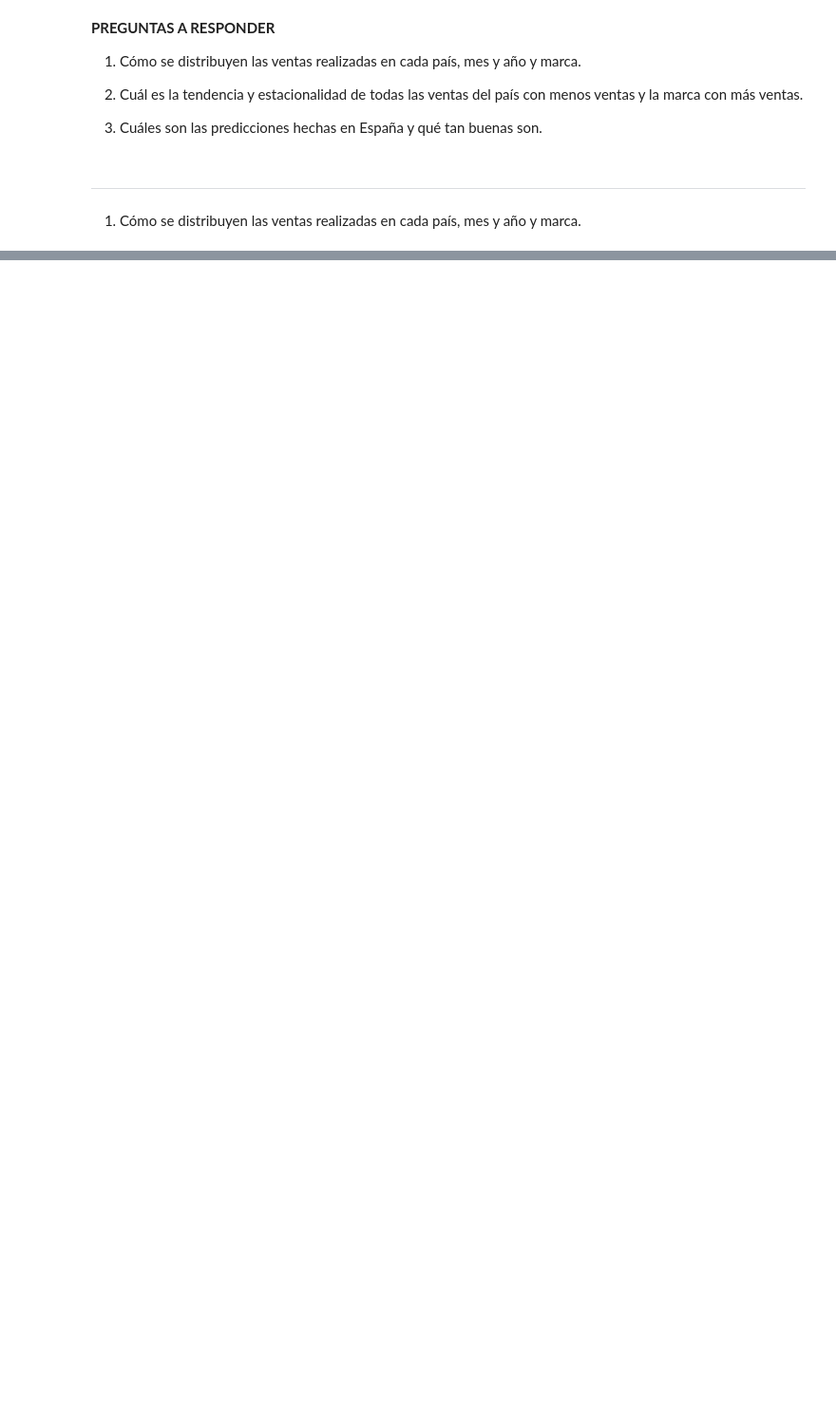
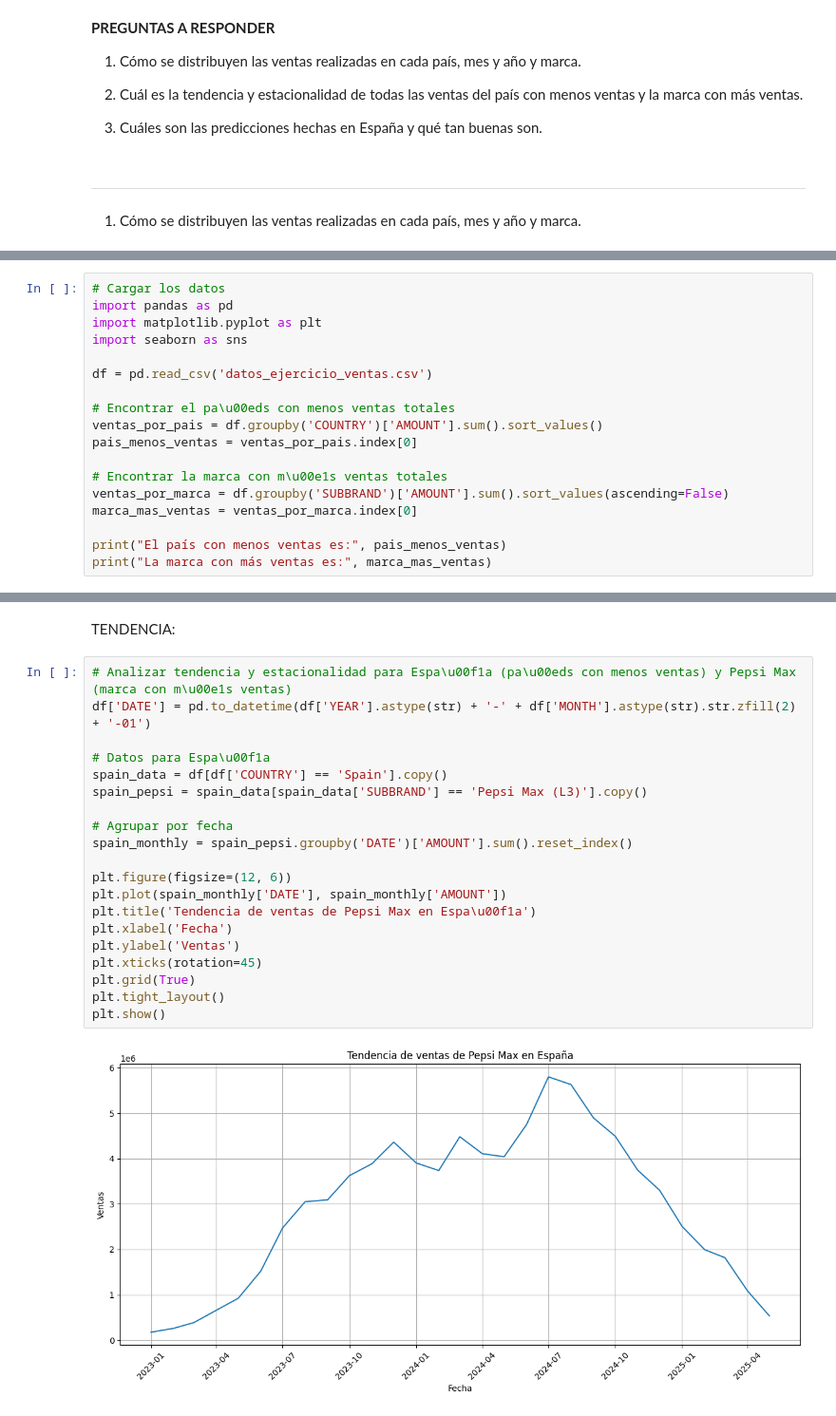
Before and after one commit to luciadeangulo/UFV-Visualizacion, a Jupyter notebook: ejercicios_clase/clase2.ipynb, the cells around one changed output, grey strips where cells are left out. Shown at 95% size. Saved outputs shown, nothing was run; the diff lists cells and outputs as text; blank space fills up the shorter version.

```diff
--- a/ejercicios_clase/clase2.ipynb
+++ b/ejercicios_clase/clase2.ipynb
@@ -181,0 +341,18 @@ fig.show
+# %%
+# Cargar los datos
+import pandas as pd
+import matplotlib.pyplot as plt
+import seaborn as sns
+
+df = pd.read_csv('datos_ejercicio_ventas.csv')
+
+# Encontrar el pa\u00eds con menos ventas totales
+ventas_por_pais = df.groupby('COUNTRY')['AMOUNT'].sum().sort_values()
+pais_menos_ventas = ventas_por_pais.index[0]
+
+# Encontrar la marca con m\u00e1s ventas totales
+ventas_por_marca = df.groupby('SUBBRAND')['AMOUNT'].sum().sort_values(ascending=False)
+marca_mas_ventas = ventas_por_marca.index[0]
+
+print("El país con menos ventas es:", pais_menos_ventas)
+print("La marca con más ventas es:", marca_mas_ventas)
@@ -181,0 +366,24 @@ fig.show
+# %% [markdown]
+TENDENCIA:
+# %%
+# Analizar tendencia y estacionalidad para Espa\u00f1a (pa\u00eds con menos ventas) y Pepsi Max (marca con m\u00e1s ventas)
+df['DATE'] = pd.to_datetime(df['YEAR'].astype(str) + '-' + df['MONTH'].astype(str).str.zfill(2) + '-01')
+
+# Datos para Espa\u00f1a
+spain_data = df[df['COUNTRY'] == 'Spain'].copy()
+spain_pepsi = spain_data[spain_data['SUBBRAND'] == 'Pepsi Max (L3)'].copy()
+
+# Agrupar por fecha
+spain_monthly = spain_pepsi.groupby('DATE')['AMOUNT'].sum().reset_index()
+
+plt.figure(figsize=(12, 6))
+plt.plot(spain_monthly['DATE'], spain_monthly['AMOUNT'])
+plt.title('Tendencia de ventas de Pepsi Max en Espa\u00f1a')
+plt.xlabel('Fecha')
+plt.ylabel('Ventas')
+plt.xticks(rotation=45)
+plt.grid(True)
+plt.tight_layout()
+plt.show()
+# %% [output]
+[figure, added]
```
Also changed, not shown: parts of 41 cells of this notebook.
